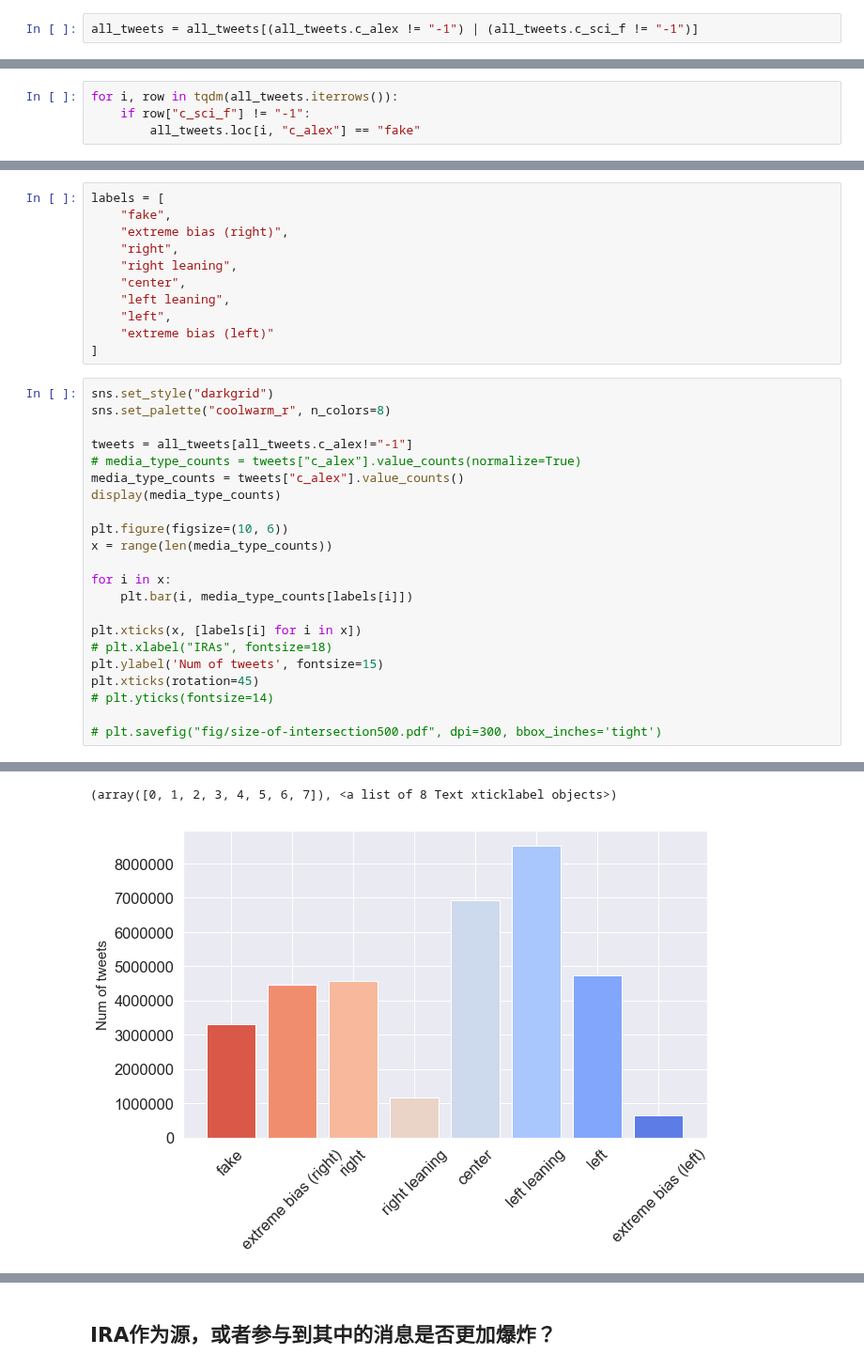
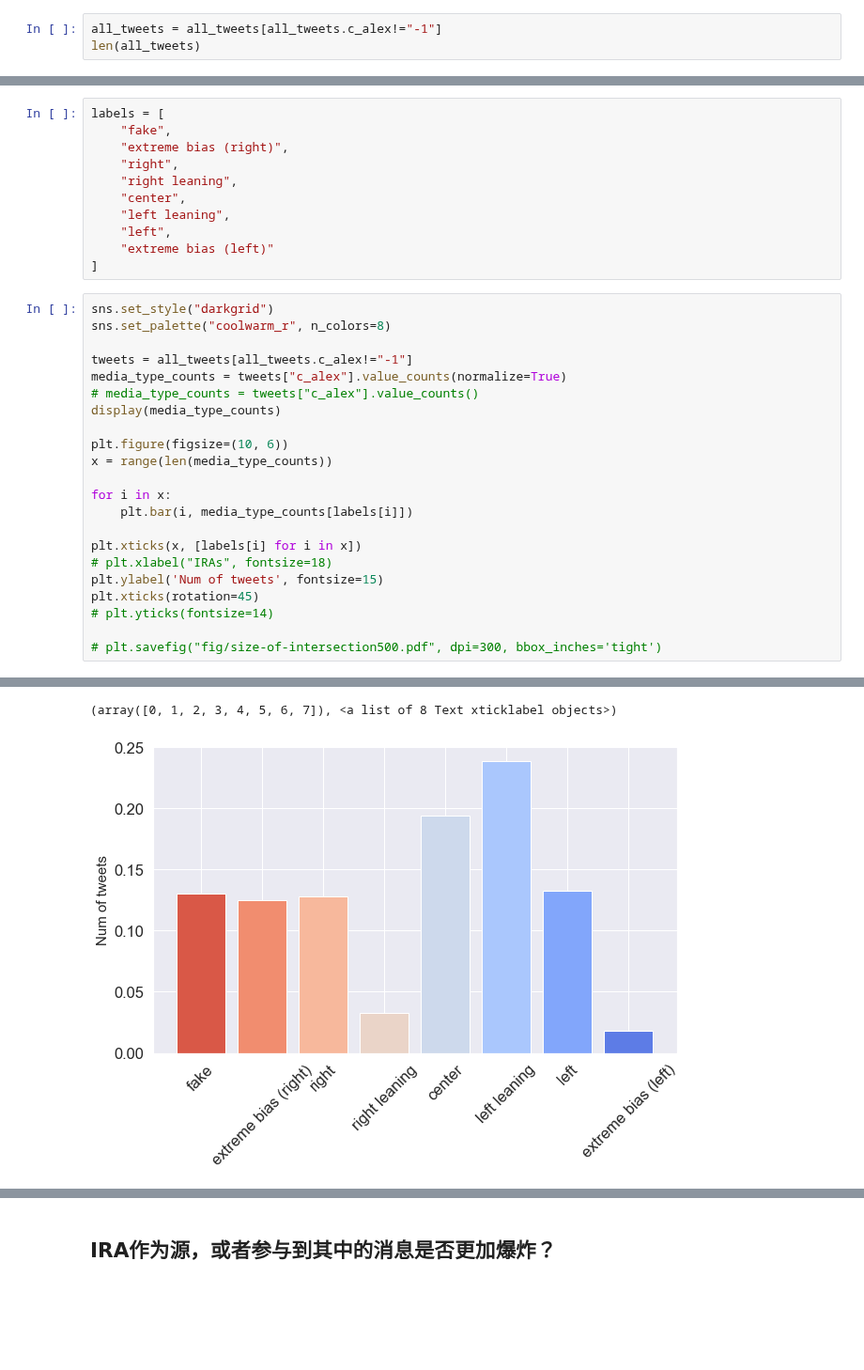
Before and after one commit to kayzhou/fake_news_during_election, a Jupyter notebook: all_tweets.ipynb, the cells around one changed output, grey strips where cells are left out. Shown at 94% size. Drawn from its saved outputs; the diff is of its cells as text; blank space fills up the shorter version.

```diff
--- a/all_tweets.ipynb
+++ b/all_tweets.ipynb
@@ -26,3 +26,4 @@ Wall time: 1min 16s
 finished!
 # %%
-all_tweets = all_tweets[(all_tweets.c_alex != "-1") | (all_tweets.c_sci_f != "-1")]
+all_tweets = all_tweets[all_tweets.c_alex!="-1"]
+len(all_tweets)
@@ -29,4 +31,0 @@ all_tweets = all_tweets[(all_tweets.c_alex != "-1") | (all_tweets.c_sci_f != "-1
-# %%
-for i, row in tqdm(all_tweets.iterrows()):
-    if row["c_sci_f"] != "-1":
-        all_tweets.loc[i, "c_alex"] == "fake"
@@ -69,8 +65,8 @@ sns.set_style("darkgrid")
 sns.set_palette("coolwarm_r", n_colors=8)
 
 tweets = all_tweets[all_tweets.c_alex!="-1"]
-# media_type_counts = tweets["c_alex"].value_counts(normalize=True)
-media_type_counts = tweets["c_alex"].value_counts()
+media_type_counts = tweets["c_alex"].value_counts(normalize=True)
+# media_type_counts = tweets["c_alex"].value_counts()
 display(media_type_counts)
 
 plt.figure(figsize=(10, 6))
@@ -99,4 +95,4 @@ Name: c_alex, dtype: int64
 (array([0, 1, 2, 3, 4, 5, 6, 7]), <a list of 8 Text xticklabel objects>)
-[figure, old version]
+[figure, new version]
 # %%
 tweets = ira_tweets[ira_tweets.c_alex!="-1"]
```
Also changed, not shown: parts of 32 cells of this notebook.
